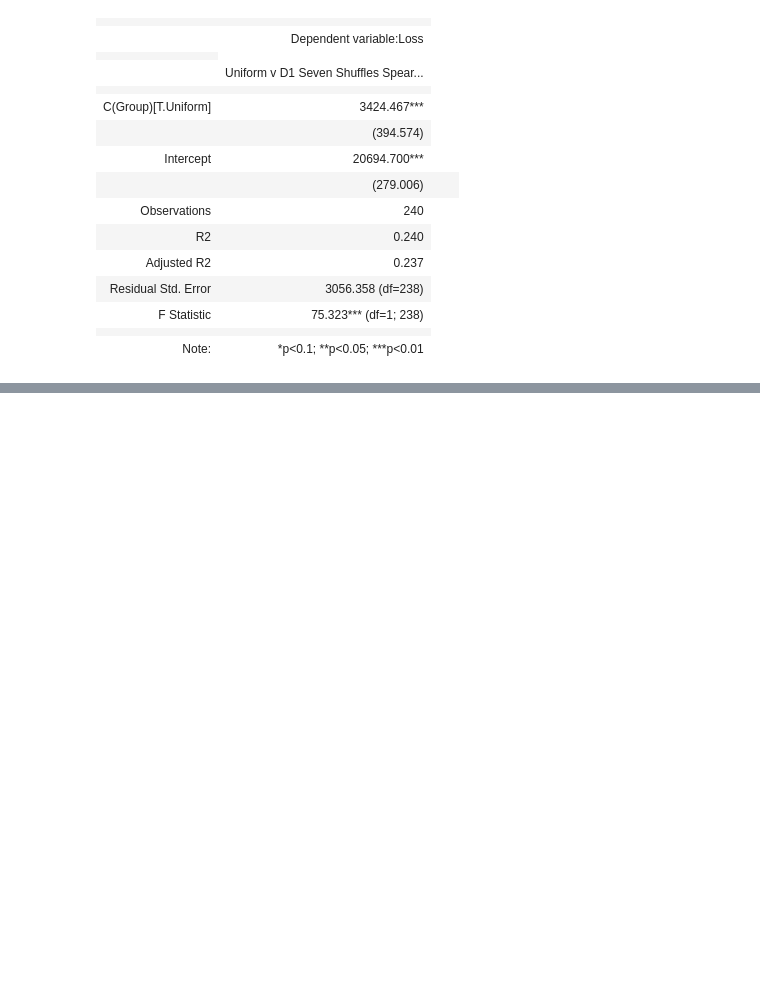
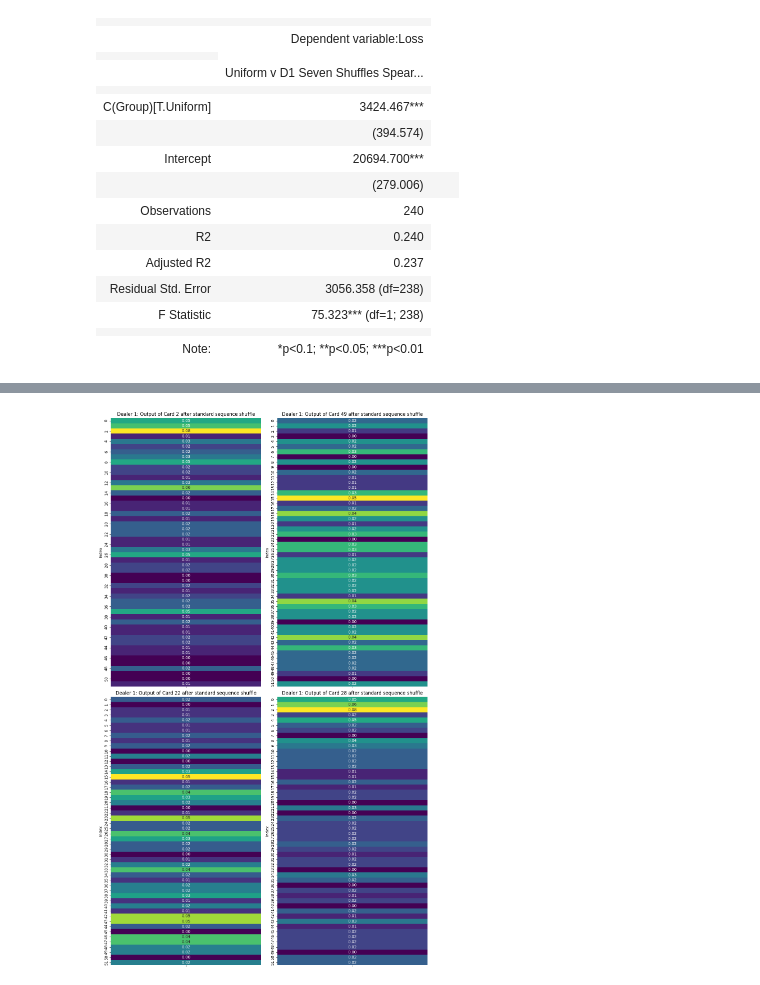
Before and after one commit to ajgrover/HonorsThesis, a Jupyter notebook: Code.ipynb, the cells around one changed output, grey strips where cells are left out. Drawn from its saved outputs; the diff is of its cells as text; code cells hidden in the pictures; blank space fills up the shorter version.

```diff
--- a/Code.ipynb
+++ b/Code.ipynb
@@ -1589,0 +1683,4 @@ display(stargazer_gsr_empirical)
+# %%
+plot_heatmaps([2, 49, 22, 28], "standard sequence", 1)
+# %% [output]
+[figure, added]
```
Also changed, not shown: parts of 12 cells of this notebook, 13 other files.
